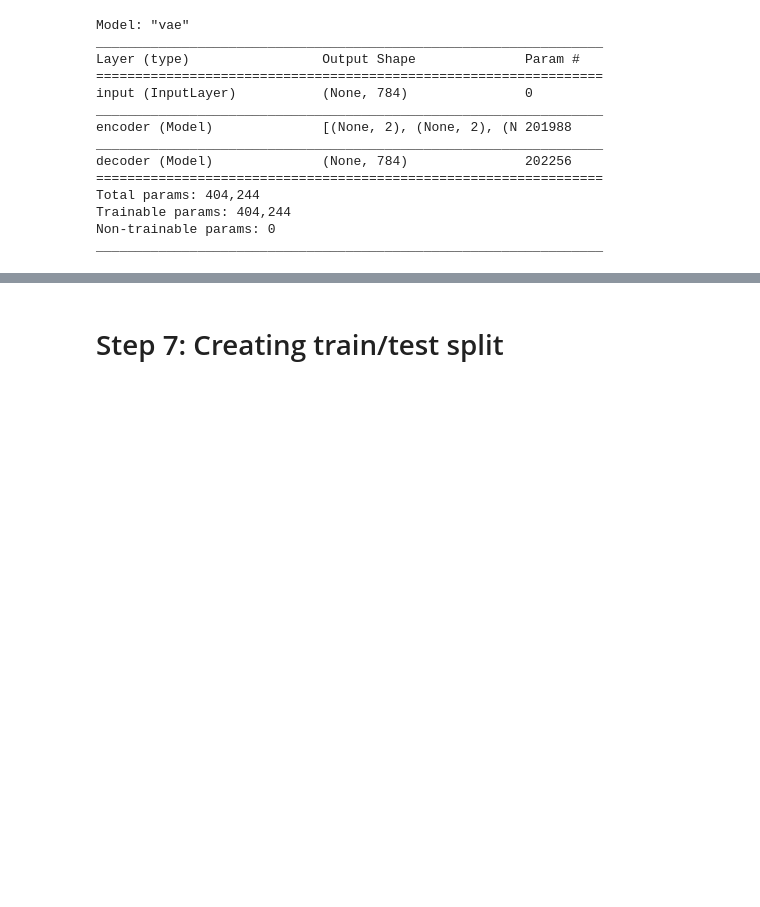
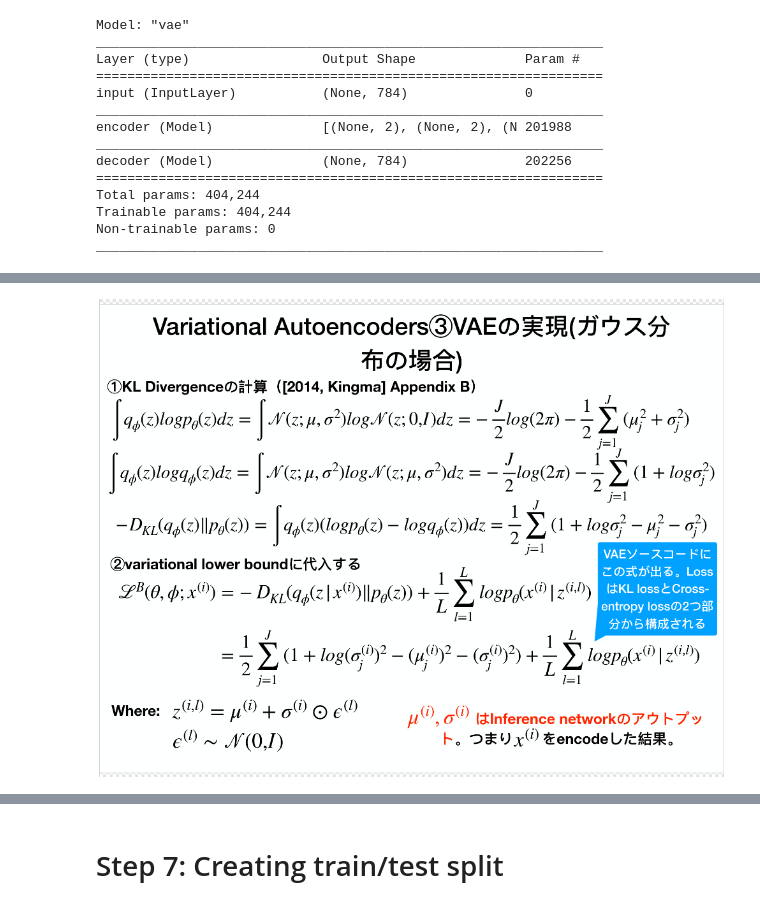
Before and after one commit to youngsend/DeepLearningAndCloud, a Jupyter notebook: GANs-in-Action-Langr-Bok/c2-into-to-generative-modeling-with-autoencoder.ipynb, the cells around one changed output, grey strips where cells are left out. Saved outputs shown, nothing was run; the diff lists cells and outputs as text; code cells hidden in the pictures; blank space fills up the shorter version.

Commit message:
Change img src to IPython Image.

```diff
--- a/GANs-in-Action-Langr-Bok/c2-into-to-generative-modeling-with-autoencoder.ipynb
+++ b/GANs-in-Action-Langr-Bok/c2-into-to-generative-modeling-with-autoencoder.ipynb
@@ -137,2 +136,7 @@ _________________________________________________________________
+# %%
+from IPython.display import Image
+Image("img/vae-loss-2020-02-18 22-15-25.png")
+# %% [output]
+[figure, added]
 # %% [markdown]
 - binary cross-entropyで$logp(x|z)$を計算する理由は、KingmaのVAE論文から下記の式があるからだと思う。Dはxやyのdimensionだ。つまりoriginal_dim（画像サイズ）。
```
Also changed, not shown: parts of 7 cells of this notebook, 3 other files.
